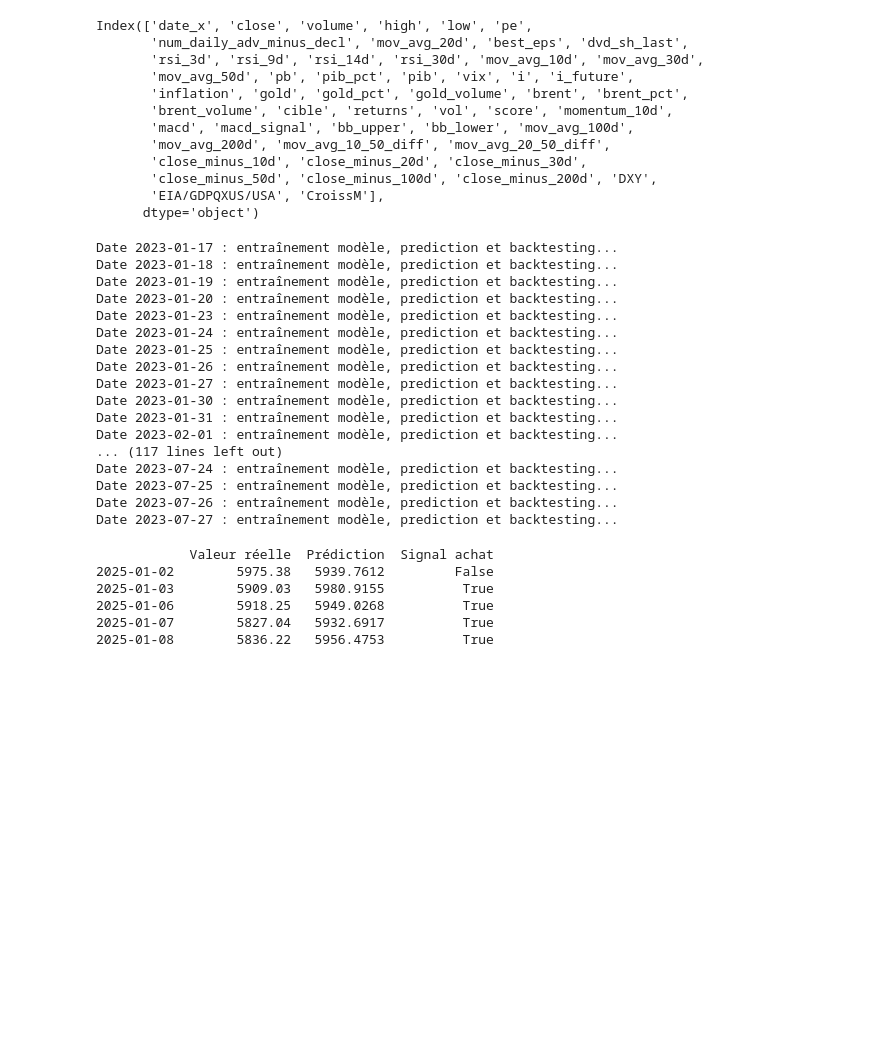
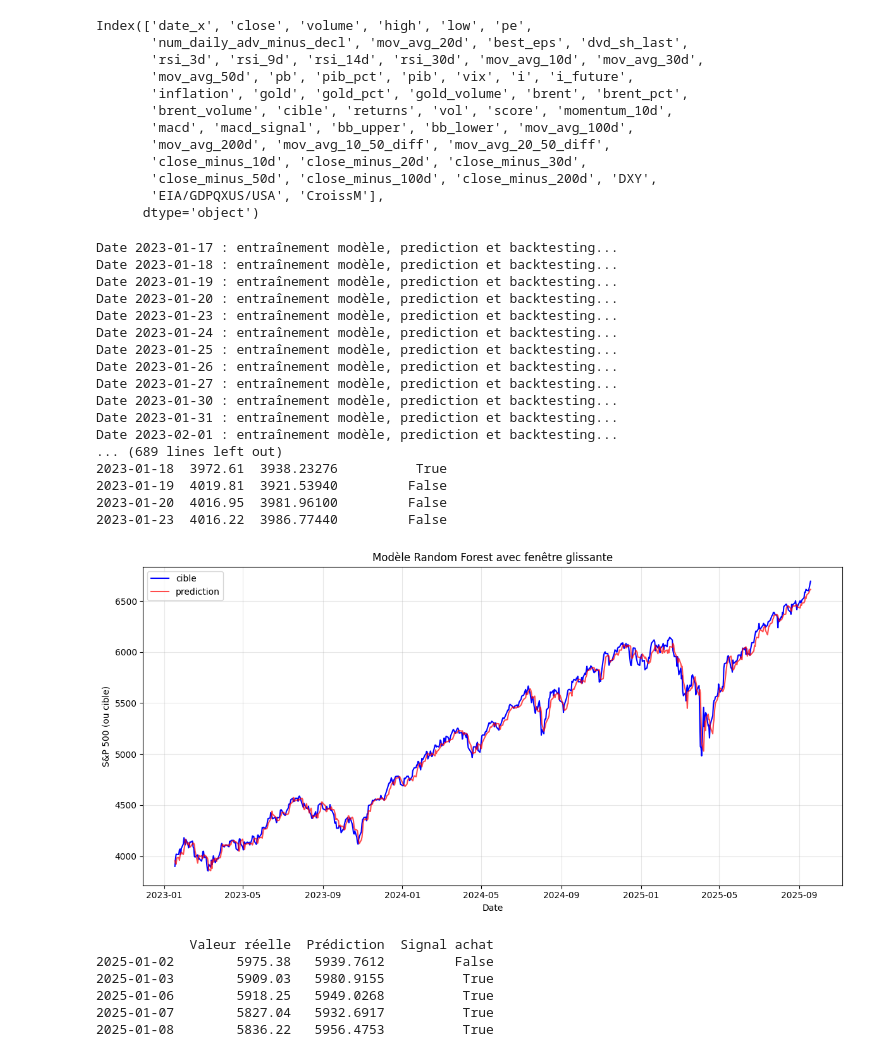
Before and after one commit to Alazuz/bigdata_project, a Jupyter notebook: Random Forest.ipynb, the cells around one changed output. Drawn from its saved outputs; the diff is of its cells as text; code cells hidden in the pictures; blank space fills up the shorter version.

```diff
--- a/Random Forest.ipynb
+++ b/Random Forest.ipynb
@@ -122,7 +122,7 @@ results = pd.DataFrame({
     'Signal achat': signals
 }, index=prediction_dates)
 
-results.to_csv('rf.csv', sep= '|')
+# results.to_csv('rf.csv', sep= '|')
 
 previous_price = df['cible'].reindex(results.index)
 long_entries = results['prediction'] > previous_price
@@ -152,38 +152,39 @@ print(results.head())
 # # === Performance portefeuille === #
 # portfolio_returns = np.array(portfolio_returns)
 # cumulative_returns = np.cumprod(1 + portfolio_returns) - 1
 
 # print(f"Retour cumulé du portefeuille: {cumulative_returns[-1]:.2%}")
 
 # # === Affichage === #
 plt.figure(figsize=(12,6))
 plt.plot(results.index, results['cible'], label='cible', color='blue')
 plt.plot(results.index, results['prediction'], label='prediction', color='red', alpha=0.7)
 plt.title("Modèle Random Forest avec fenêtre glissante")
 plt.xlabel("Date")
 plt.ylabel("S&P 500 (ou cible)")
 plt.legend()
 plt.grid(True, alpha=0.3)
 plt.tight_layout()
 plt.show()
 # %% [output]
 Date 2023-01-17 : entraînement modèle, prediction et backtesting...
 Date 2023-01-18 : entraînement modèle, prediction et backtesting...
 Date 2023-01-19 : entraînement modèle, prediction et backtesting...
 Date 2023-01-20 : entraînement modèle, prediction et backtesting...
 Date 2023-01-23 : entraînement modèle, prediction et backtesting...
 Date 2023-01-24 : entraînement modèle, prediction et backtesting...
 Date 2023-01-25 : entraînement modèle, prediction et backtesting...
 Date 2023-01-26 : entraînement modèle, prediction et backtesting...
 Date 2023-01-27 : entraînement modèle, prediction et backtesting...
 Date 2023-01-30 : entraînement modèle, prediction et backtesting...
 Date 2023-01-31 : entraînement modèle, prediction et backtesting...
 Date 2023-02-01 : entraînement modèle, prediction et backtesting...
-... (117 lines left out)
-Date 2023-07-24 : entraînement modèle, prediction et backtesting...
-Date 2023-07-25 : entraînement modèle, prediction et backtesting...
-Date 2023-07-26 : entraînement modèle, prediction et backtesting...
-Date 2023-07-27 : entraînement modèle, prediction et backtesting...
+... (689 lines left out)
+2023-01-18  3972.61  3938.23276          True
+2023-01-19  4019.81  3921.53940         False
+2023-01-20  4016.95  3981.96100         False
+2023-01-23  4016.22  3986.77440         False
+[figure, added]
 # %%
 # %% [output]
             Valeur réelle  Prédiction  Signal achat
```
Also changed, not shown: 1 other file.
